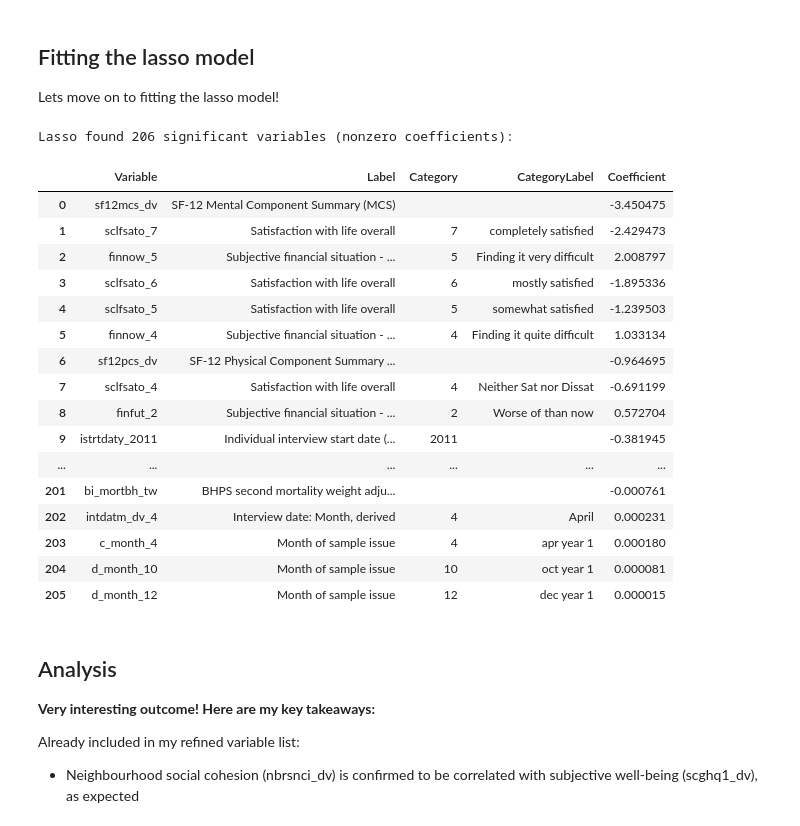
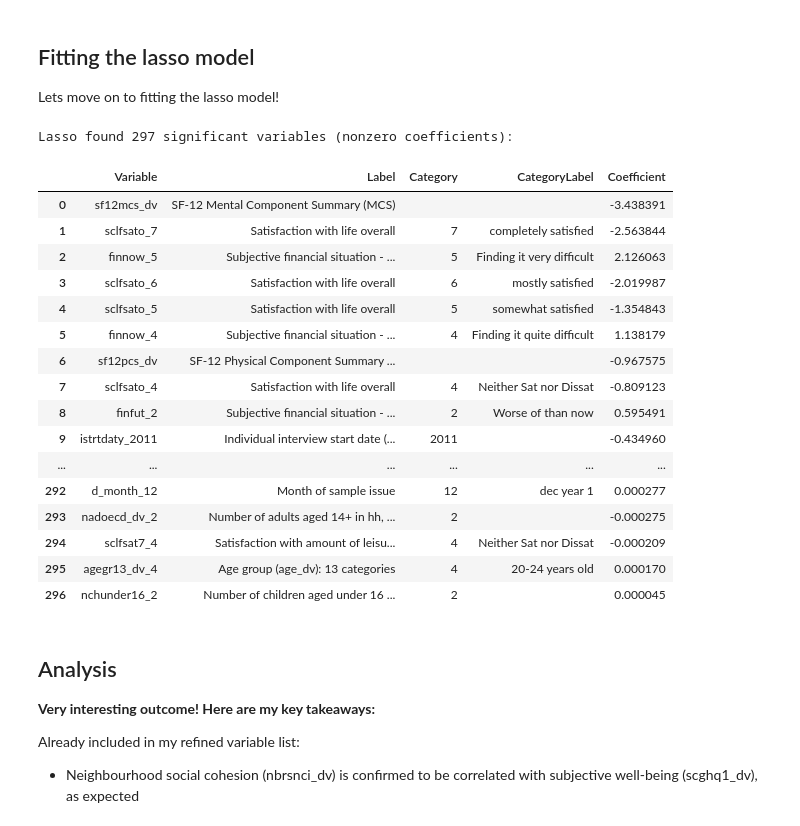
Before and after one commit to arikatz123/ukhls_informal_institutions_project, a Jupyter notebook: notebooks/initial processing + lasso.ipynb, the cells around one changed output. Saved outputs shown, nothing was run; the diff lists cells and outputs as text; code cells hidden in the pictures.

```diff
--- a/notebooks/initial processing + lasso.ipynb
+++ b/notebooks/initial processing + lasso.ipynb
@@ -370,13 +370,13 @@ Shape of X after encoding: (106771, 1457)
 
 Lets move on to fitting the lasso model!
 # %%
-# Build and run Lasso, then map nonzero coefficients back to variable labels (removed BaselineCategory)
+# Build and run Lasso, then map nonzero coefficients back to variable labels
 from sklearn.linear_model import LassoCV
 import numpy as np
 import pandas as pd
 
 # Fit Lasso with cross-validation
-lasso = LassoCV(cv=5, random_state=0, max_iter=10000)
+lasso = LassoCV(cv=5, random_state=0, max_iter=20000, alphas = np.logspace(-4, 4, 50))
 lasso.fit(X, Y)
 
 # Get nonzero coefficients sorted by absolute value
@@ -433,50 +433,50 @@ for var in nonzero_coefs.index:
     results_data.append({
         'Variable': var,
         'Label': variable_label,
         'Category': category,
         'CategoryLabel': category_label,
         'Coefficient': nonzero_coefs[var]
     })
 
 # Display results with formatted CategoryLabel and wider Coefficient display
 result_df = pd.DataFrame(results_data)
 pd.set_option('display.max_rows', None)
 print(f"Lasso found {len(result_df)} significant variables (nonzero coefficients):")
 
 # Prepare display copy: truncate long category labels and format coefficients for readability
 max_cat_len = 40  # max characters to show for category labels
 result_df['CategoryLabel'] = result_df['CategoryLabel'].astype(str).apply(
     lambda s: s if len(s) <= max_cat_len else s[:max_cat_len-3] + '...'
 )
 
 # Keep numeric coefficient for downstream use, but create a formatted display version
 result_df['Coefficient'] = result_df['Coefficient'].astype(float)
 result_df_display = result_df.copy()
 result_df_display['Coefficient'] = result_df_display['Coefficient'].map(lambda v: f"{v: .6f}")
 
 # Show a compact, clearly formatted table
 display_cols = ['Variable', 'Label', 'Category', 'CategoryLabel', 'Coefficient']
 pd.set_option('display.max_colwidth', 50)
 display(result_df_display[display_cols])
 # %% [output]
-Lasso found 206 significant variables (nonzero coefficients):
+Lasso found 297 significant variables (nonzero coefficients):
 |  | Variable | Label | Category | CategoryLabel | Coefficient |
-| 0 | sf12mcs_dv | SF-12 Mental Component Summary (MCS) |  |  | -3.450475 |
-| 1 | sclfsato_7 | Satisfaction with life overall | 7 | completely satisfied | -2.429473 |
-| 2 | finnow_5 | Subjective financial situation - ... | 5 | Finding it very difficult | 2.008797 |
-| 3 | sclfsato_6 | Satisfaction with life overall | 6 | mostly satisfied | -1.895336 |
-| 4 | sclfsato_5 | Satisfaction with life overall | 5 | somewhat satisfied | -1.239503 |
-| 5 | finnow_4 | Subjective financial situation - ... | 4 | Finding it quite difficult | 1.033134 |
-| 6 | sf12pcs_dv | SF-12 Physical Component Summary ... |  |  | -0.964695 |
-| 7 | sclfsato_4 | Satisfaction with life overall | 4 | Neither Sat nor Dissat | -0.691199 |
-| 8 | finfut_2 | Subjective financial situation - ... | 2 | Worse of than now | 0.572704 |
-| 9 | istrtdaty_2011 | Individual interview start date (... | 2011 |  | -0.381945 |
+| 0 | sf12mcs_dv | SF-12 Mental Component Summary (MCS) |  |  | -3.438391 |
+| 1 | sclfsato_7 | Satisfaction with life overall | 7 | completely satisfied | -2.563844 |
+| 2 | finnow_5 | Subjective financial situation - ... | 5 | Finding it very difficult | 2.126063 |
+| 3 | sclfsato_6 | Satisfaction with life overall | 6 | mostly satisfied | -2.019987 |
+| 4 | sclfsato_5 | Satisfaction with life overall | 5 | somewhat satisfied | -1.354843 |
+| 5 | finnow_4 | Subjective financial situation - ... | 4 | Finding it quite difficult | 1.138179 |
+| 6 | sf12pcs_dv | SF-12 Physical Component Summary ... |  |  | -0.967575 |
+| 7 | sclfsato_4 | Satisfaction with life overall | 4 | Neither Sat nor Dissat | -0.809123 |
+| 8 | finfut_2 | Subjective financial situation - ... | 2 | Worse of than now | 0.595491 |
+| 9 | istrtdaty_2011 | Individual interview start date (... | 2011 |  | -0.434960 |
 | ... | ... | ... | ... | ... | ... |
-| 201 | bi_mortbh_tw | BHPS second mortality weight adju... |  |  | -0.000761 |
-| 202 | intdatm_dv_4 | Interview date: Month, derived | 4 | April | 0.000231 |
-| 203 | c_month_4 | Month of sample issue | 4 | apr year 1 | 0.000180 |
-| 204 | d_month_10 | Month of sample issue | 10 | oct year 1 | 0.000081 |
-| 205 | d_month_12 | Month of sample issue | 12 | dec year 1 | 0.000015 |
+| 292 | d_month_12 | Month of sample issue | 12 | dec year 1 | 0.000277 |
+| 293 | nadoecd_dv_2 | Number of adults aged 14+ in hh, ... | 2 |  | -0.000275 |
+| 294 | sclfsat7_4 | Satisfaction with amount of leisu... | 4 | Neither Sat nor Dissat | -0.000209 |
+| 295 | agegr13_dv_4 | Age group (age_dv): 13 categories | 4 | 20-24 years old | 0.000170 |
+| 296 | nchunder16_2 | Number of children aged under 16 ... | 2 |  | 0.000045 |
 # %% [markdown]
 ## Analysis
 
```
Also changed, not shown: 1 other file.
